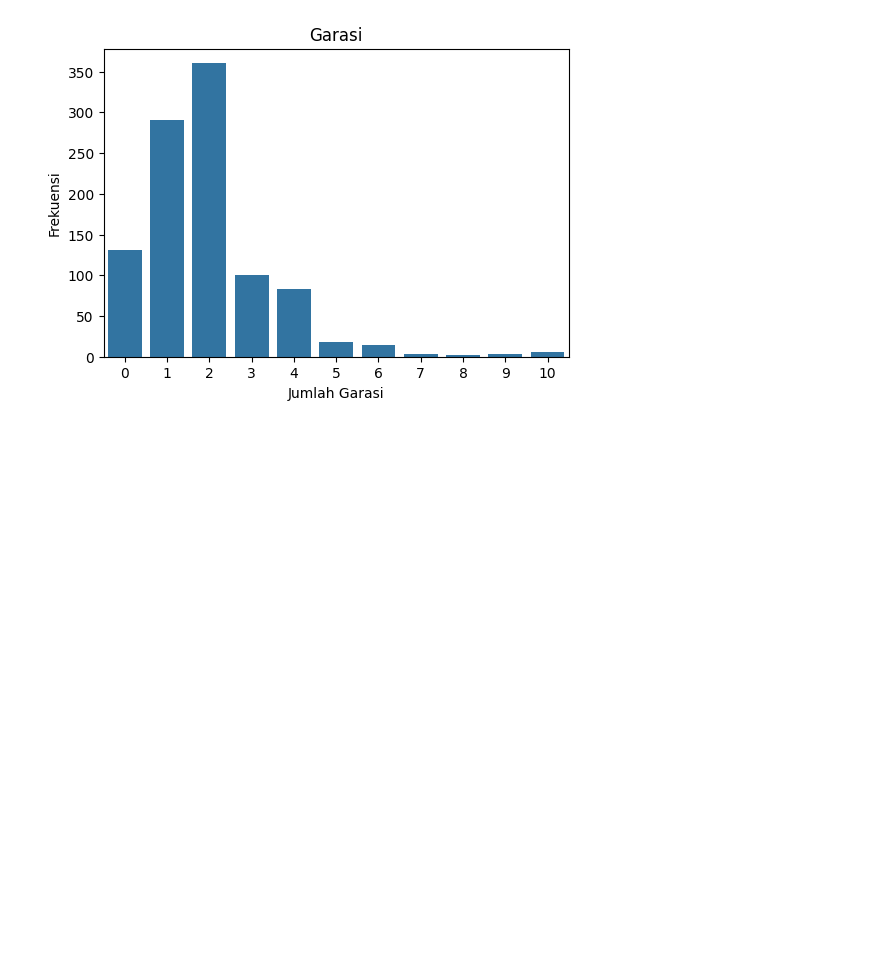
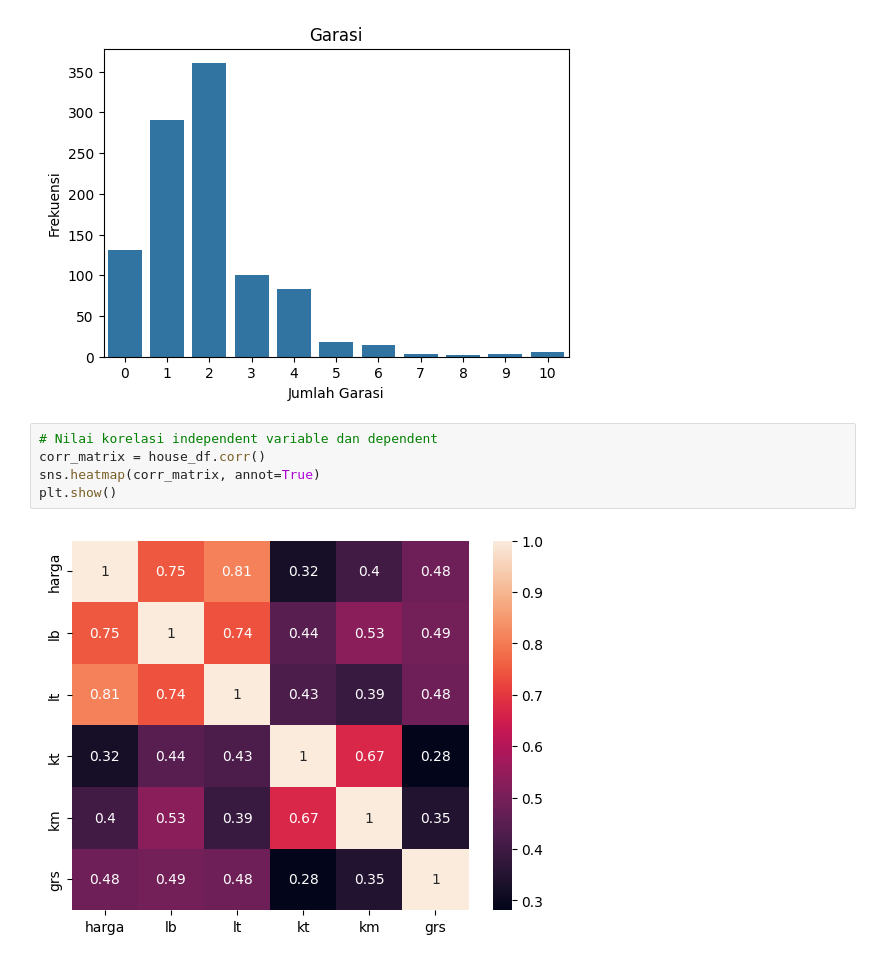
Before and after one commit to danendradipa/house-prediction, a Jupyter notebook: house_predict.ipynb, the cells around one changed output. Cells and saved outputs as stored; diff of their text form; blank space fills up the shorter version.

Commit message:
feat: corr matrix

```diff
--- a/house_predict.ipynb
+++ b/house_predict.ipynb
@@ -193,3 +193,10 @@ plt.ylabel('Frekuensi')
 plt.show()
 # %% [output]
 [figure]
+# %%
+# Nilai korelasi independent variable dan dependent
+corr_matrix = house_df.corr()
+sns.heatmap(corr_matrix, annot=True)
+plt.show()
+# %% [output]
+[figure, added]
```
